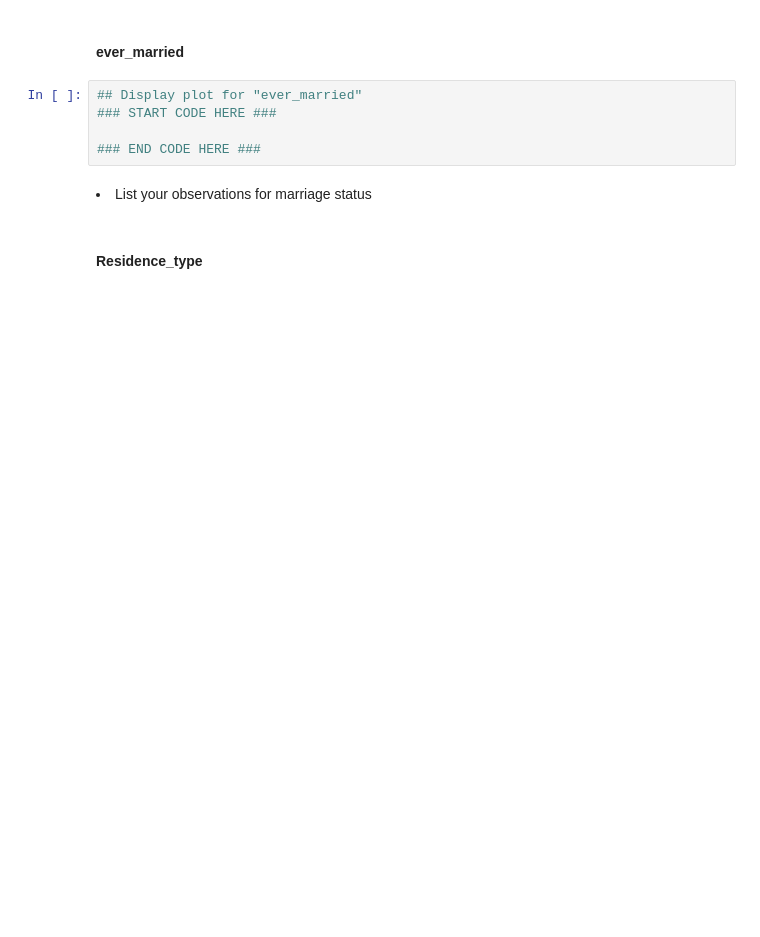
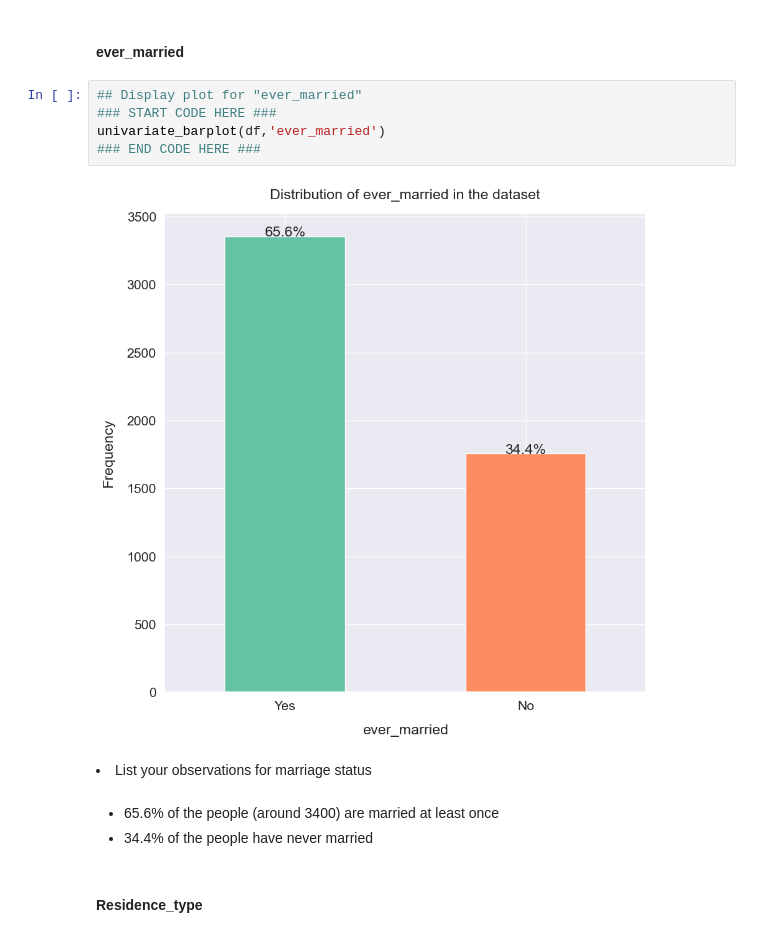
Before and after one commit to Kanxi/Kathmandu, a Jupyter notebook: week7/ai_workshop_student_version.ipynb, the cells around one changed output. Drawn from its saved outputs; the diff is of its cells as text; blank space fills up the shorter version.

```diff
--- a/week7/ai_workshop_student_version.ipynb
+++ b/week7/ai_workshop_student_version.ipynb
@@ -394,10 +413,15 @@ def univariate_barplot(data, xlabel, ylabel="Frequency", xlabel_rotation=0):
 # %%
 ## Display plot for "ever_married"
 ### START CODE HERE ###
-
+univariate_barplot(df,'ever_married')
 ### END CODE HERE ###
+# %% [output]
+[figure, added]
 # %% [markdown]
 <li>List your observations for marriage status</li>
+# %% [markdown]
+-   65.6% of the people (around 3400) are married at least once
+-   34.4% of the people have never married
 # %% [markdown]
 #### Residence_type
 # %%
```
Also changed, not shown: parts of 44 cells of this notebook.
